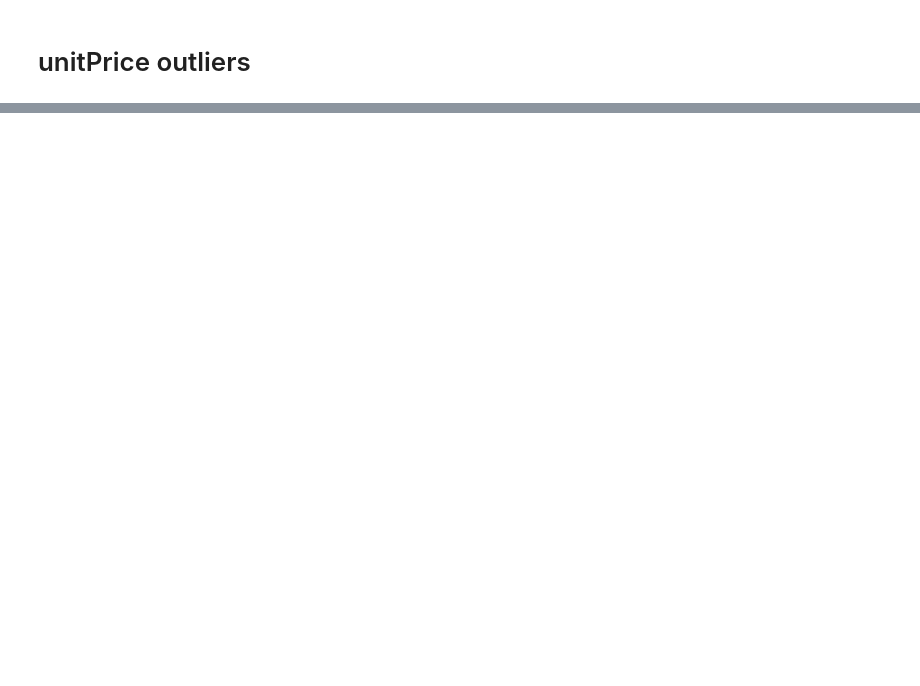
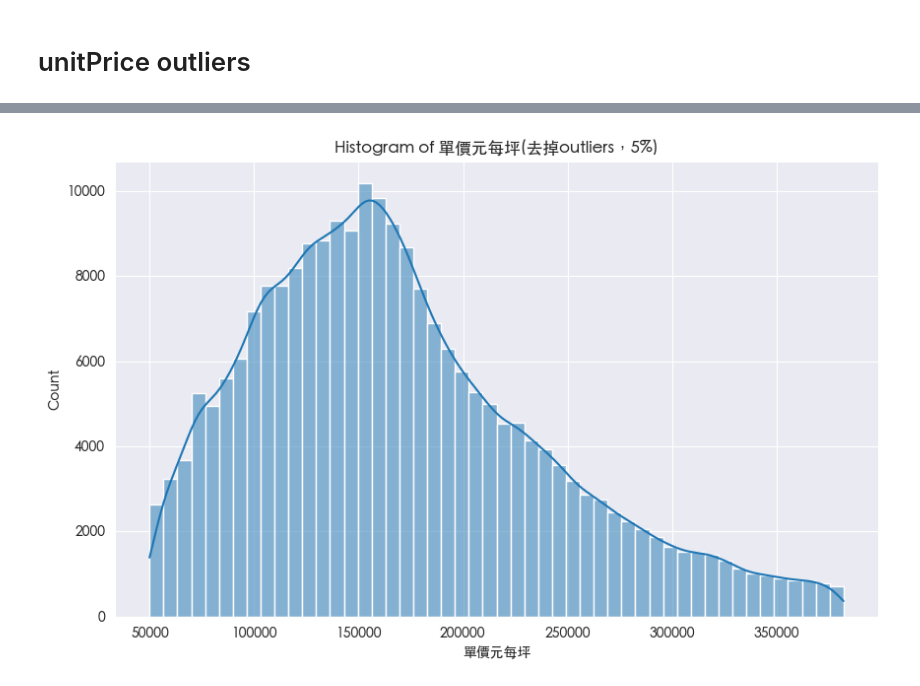
Before and after one commit to BDSE35/house, a Jupyter notebook: preprocessing/mining_5_percent.ipynb, the cells around one changed output, grey strips where cells are left out. Saved outputs shown, nothing was run; the diff lists cells and outputs as text; code cells hidden in the pictures; blank space fills up the shorter version.

Commit message:
outlier-iqr-5percent

```diff
--- a/preprocessing/mining_5_percent.ipynb
+++ b/preprocessing/mining_5_percent.ipynb
@@ -229,10 +40,0 @@ array([ 27.,  47.,  22.,  46.,  60.,  30.,  26.,  15.,  29.,   0.,  53.,
-# %%
-# 定義屋齡區間
-bins = [-float('inf'), 3, 12, 21, 30, float('inf')]
-labels = ['未滿3年', '3年以上－未滿12年', '12年以上－未滿21年', '21年以上－未滿30年', '30年以上']
-
-# 使用 pd.cut() 進行分類並加上標籤
-df['屋齡區間'] = pd.cut(df['屋齡'], bins=bins, labels=labels)
-
-# 檢查結果
-print(df[['屋齡', '屋齡區間']].head())
@@ -301,0 +64,14 @@ df_columns_cleaned.to_csv('/Volumes/Debbie 1T/BDSE35-1_Final Project_2/data/實
+# %%
+# 計算前 2.5% 和後 2.5% 的分位數值
+lower_bound = df['單價元每坪'].quantile(0.025)
+upper_bound = df['單價元每坪'].quantile(0.975)
+
+# 篩選出前 2.5% 的資料
+lower_2_5_percent = df[df['單價元每坪'] <= lower_bound]
+
+# 篩選出後 2.5% 的資料
+upper_2_5_percent = df[df['單價元每坪'] >= upper_bound]
+
+# 顯示前後 2.5% 資料的數量
+print(f"前 2.5% 的資料數量: {len(lower_2_5_percent)}")
+print(f"後 2.5% 的資料數量: {len(upper_2_5_percent)}")
@@ -301,0 +81,6 @@ df_columns_cleaned.to_csv('/Volumes/Debbie 1T/BDSE35-1_Final Project_2/data/實
+# %%
+# 篩選出極端值
+outliers_unitPrice = df[(df['單價元每坪'] < lower_bound) | (df['單價元每坪'] > upper_bound)]
+# # 將 '房地總價元(坪)' 除以 10000，轉換成每坪萬元
+# outliers_unitPrice['單價元每坪(萬)'] = outliers_unitPrice['單價元每坪'] / 10000
+print(f"極端值數量: {len(outliers_unitPrice)}")
@@ -301,0 +104,9 @@ df_columns_cleaned.to_csv('/Volumes/Debbie 1T/BDSE35-1_Final Project_2/data/實
+# %%
+df_cleaned_unitPrice = df.drop(outliers_unitPrice.index)
+# %%
+plt.figure(figsize=(10, 6))
+sns.histplot(df_cleaned_unitPrice['單價元每坪'], bins=50, kde=True)
+plt.title('Histogram of 單價元每坪(去掉outliers，5%)')
+plt.show()
+# %% [output]
+[figure, added]
```
Also changed, not shown: parts of 56 cells of this notebook, 2 other files.
